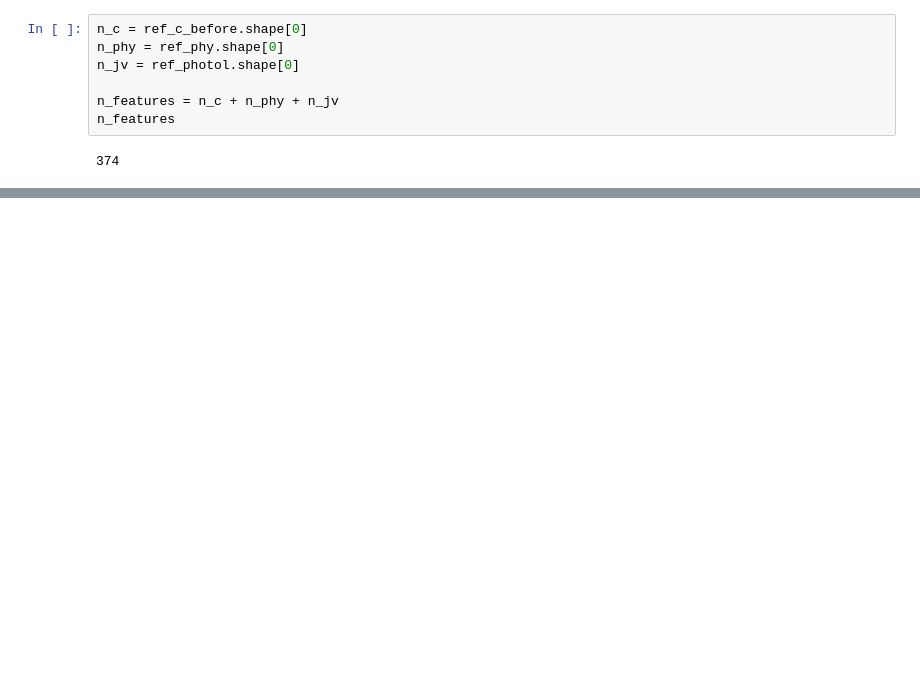
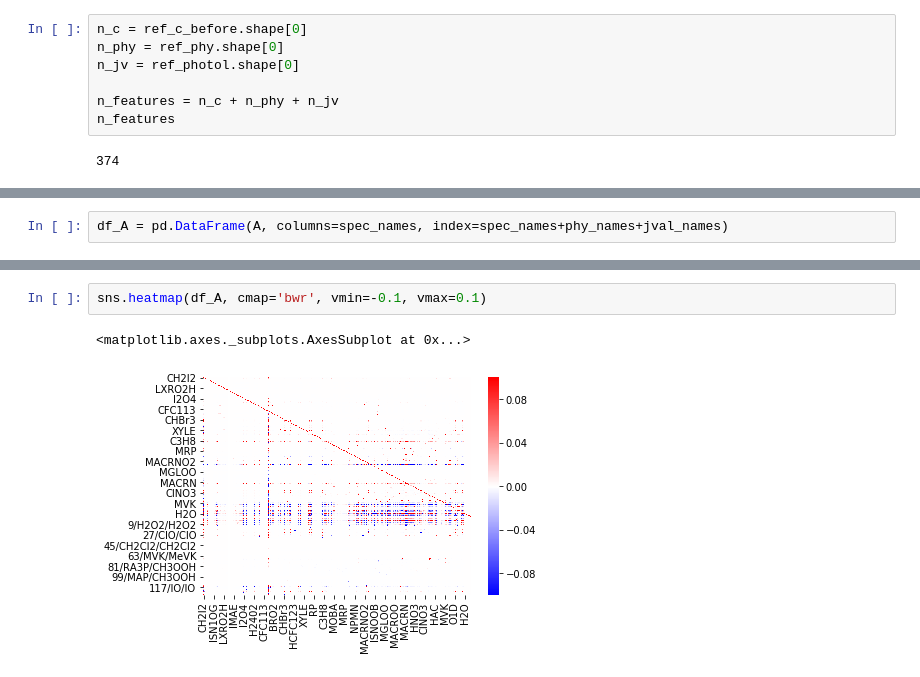
Before and after one commit to JiaweiZhuang/train_KPP, a Jupyter notebook: sensitivity_analysis.ipynb, the cells around one changed output, grey strips where cells are left out. Saved outputs shown, nothing was run; the diff lists cells and outputs as text; blank space fills up the shorter version.

```diff
--- a/sensitivity_analysis.ipynb
+++ b/sensitivity_analysis.ipynb
@@ -200 +211,3 @@ CO2         11
 dtype: int64
+# %%
+df_A = pd.DataFrame(A, columns=spec_names, index=spec_names+phy_names+jval_names)
@@ -200,0 +225,5 @@ dtype: int64
+# %%
+sns.heatmap(df_A, cmap='bwr', vmin=-0.1, vmax=0.1)
+# %% [output]
+<matplotlib.axes._subplots.AxesSubplot at 0x...>
+[figure, added]
```
Also changed, not shown: parts of 17 cells of this notebook.
